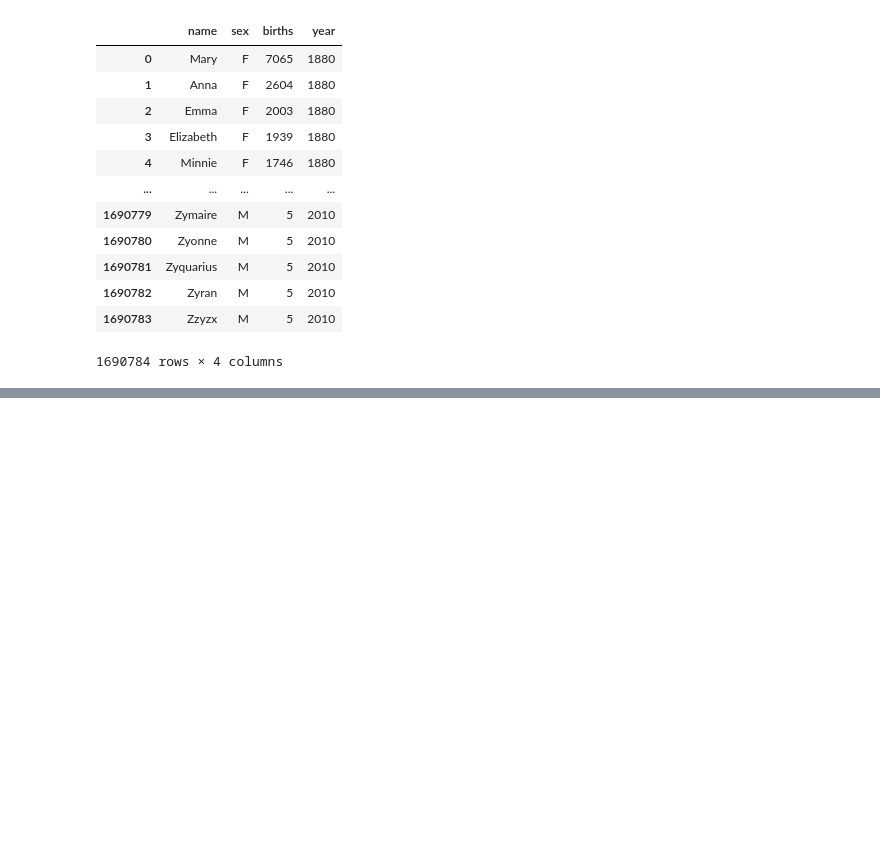
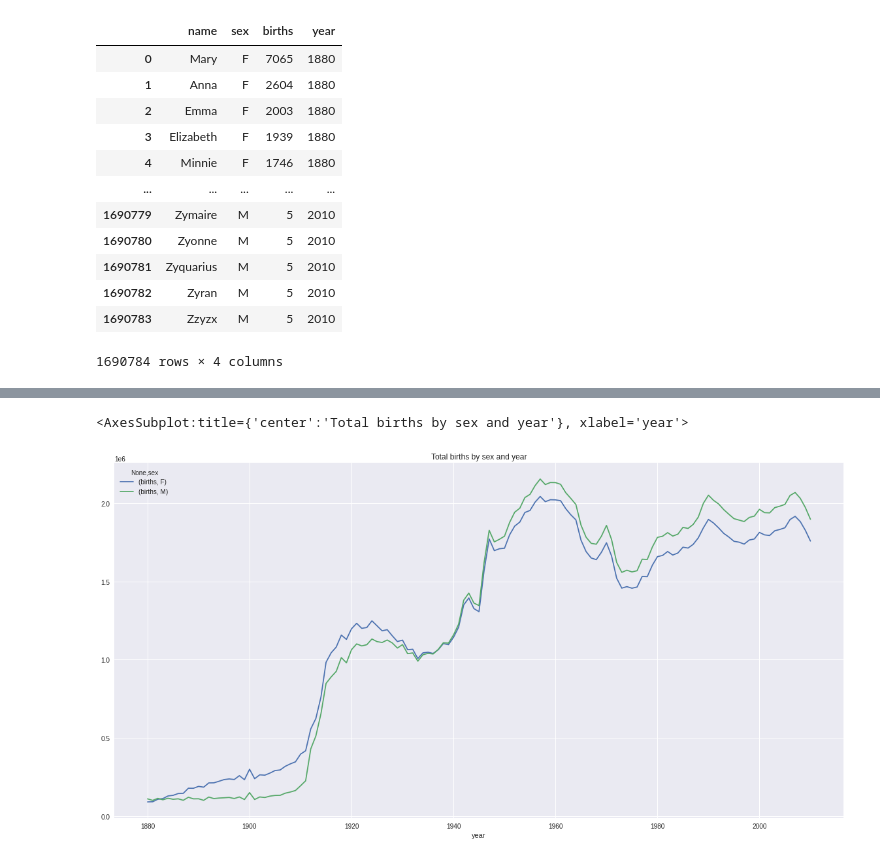
Before and after one commit to DimKapoulas/US-Baby-Names, a Jupyter notebook: Untitled.ipynb, the cells around one changed output, grey strips where cells are left out. Drawn from its saved outputs; the diff is of its cells as text; code cells hidden in the pictures; blank space fills up the shorter version.

Commit message:
Plotted total births per year and gender

```diff
--- a/Untitled.ipynb
+++ b/Untitled.ipynb
@@ -54,0 +56,13 @@ names
+# %%
+import matplotlib.pyplot as plt
+plt.style.use('seaborn')
+
+# Create reshaped frame containg total births per gender, across the years
+total_births = pd.pivot_table(data=names, index='year', columns='sex', aggfunc='sum')
+total_births.tail()
+
+# Plot births
+total_births.plot(title="Total births by sex and year", figsize=(20,10))
+# %% [output]
+<AxesSubplot:title={'center':'Total births by sex and year'}, xlabel='year'>
+[figure, added]
```
Also changed, not shown: parts of 2 cells of this notebook.
